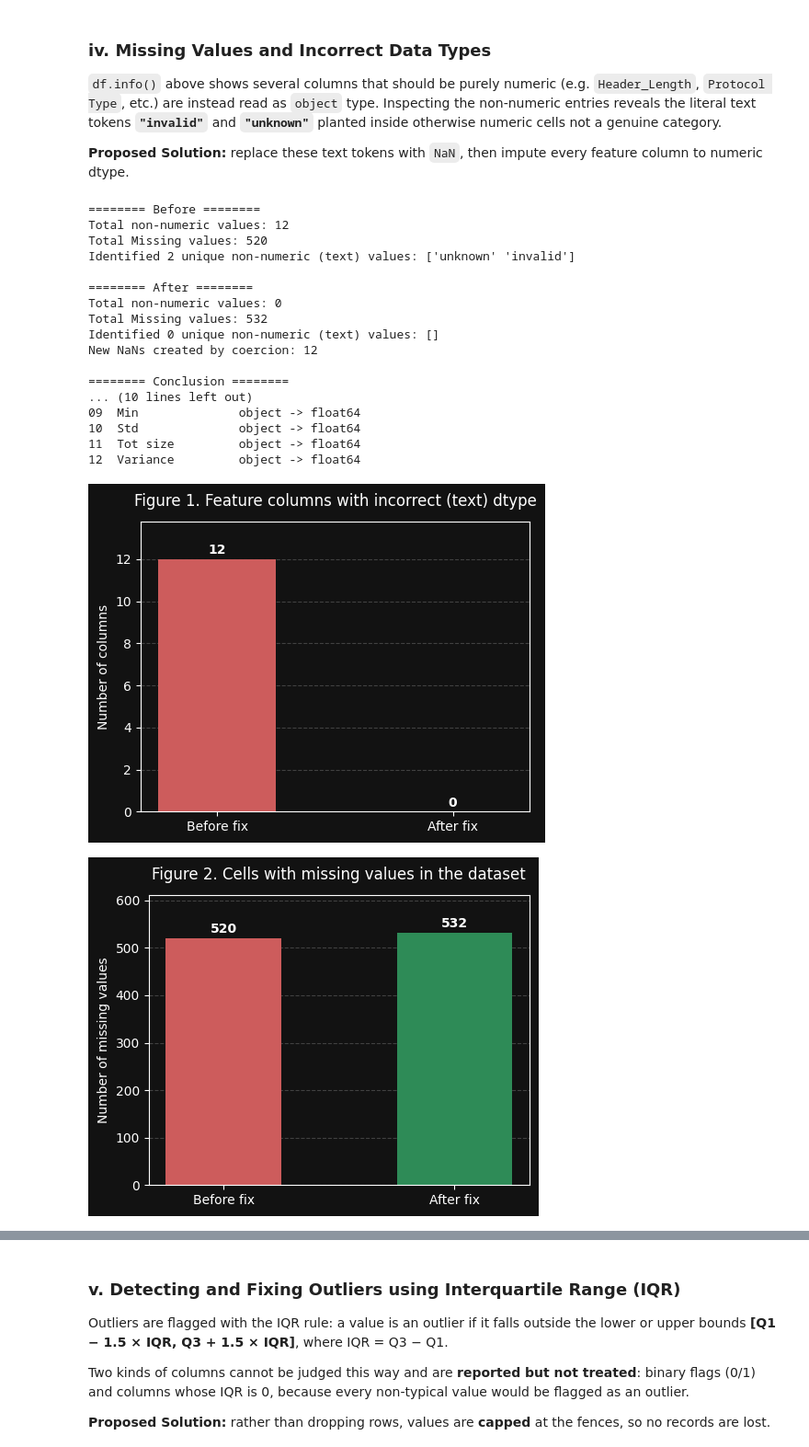
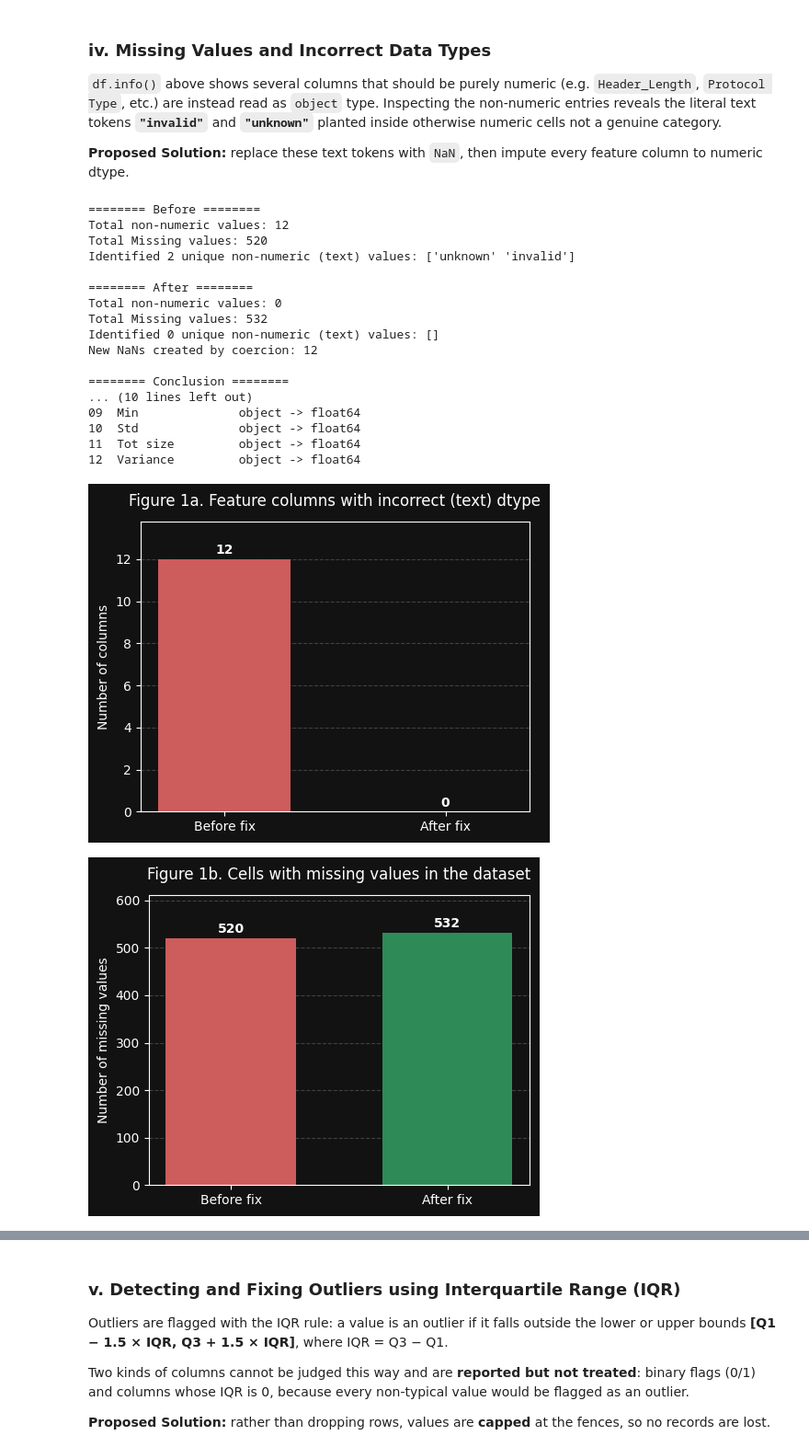
Before and after one commit to MR-Goldenyt/Argus, a Jupyter notebook: Argus.ipynb, the cells around one changed output, grey strips where cells are left out. Shown at 92% size. Saved outputs shown, nothing was run; the diff lists cells and outputs as text; code cells hidden in the pictures.

```diff
--- a/Argus.ipynb
+++ b/Argus.ipynb
@@ -130,9 +130,10 @@ numeric cells not a genuine category.
 
 **Proposed Solution:** replace these text tokens with `NaN`, then impute every feature column to numeric dtype.
 # %%
-# bar chart background color
+# Bar chart background color
 BG = "#121212"
 
+# ======== Function Definitions ========
 def coerce_numeric(raw):
     """Coerce columns to numeric; return (coerced frame, values that failed to parse)."""
     numeric = raw.apply(pd.to_numeric, errors="coerce")
@@ -154,7 +155,7 @@ def bar_before_after(values, title, ylabel, save_path=None):
     style = ["dark_background", {"figure.facecolor": BG, "axes.facecolor": BG}]
     with plt.style.context(style):
         fig, ax = plt.subplots(figsize=(5, 4))
-        ax.bar(["Before fix", "After fix"], values, color=["indianred", "seagreen"], width=0.5)
+        ax.bar(["Before fix", "After fix"], values, color=["indianred", "seagreen"], width=0.6)
         ax.bar_label(ax.containers[0], fmt="%d", padding=2, fontweight="bold")
         ax.set_title(title, pad=12)
         ax.set_ylabel(ylabel)
@@ -170,7 +171,7 @@ def bar_before_after(values, title, ylabel, save_path=None):
 # ======== Before ========
 # Get text columns
 object_cols_before = (
-    df[feature_cols].select_dtypes(include="object").columns.to_list()  # "str" avoids pandas warning
+    df[feature_cols].select_dtypes(include="object").columns.to_list()
 )
 raw = df[object_cols_before]
 dtypes_before = raw.dtypes
@@ -203,41 +204,41 @@ print("\n======== Conclusion ========")
 print(f"All {len(feature_cols)} feature columns are now numeric typed:", not object_cols_after)
 print("Columns after cleaning (dtype before -> after):")
 print_col_types(object_cols_before, dtypes_before, df[object_cols_before].dtypes)
 
 # ======== Figures ========
-fig1 = bar_before_after(
+fig1a = bar_before_after(
     [len(object_cols_before), len(object_cols_after)],
-    "Figure 1. Feature columns with incorrect (text) dtype",
+    "Figure 1a. Feature columns with incorrect (text) dtype",
     "Number of columns",
-    # save_path="figures/fig1_dtype_fix.png",
+    # save_path="figures/fig1a_dtype_fix.png",
 )
-fig2 = bar_before_after(
+fig1b = bar_before_after(
     [missing_values_before, missing_values_after],
-    "Figure 2. Cells with missing values in the dataset",
+    "Figure 1b. Cells with missing values in the dataset",
     "Number of missing values",
-    # save_path="figures/fig2_missing_values.png",
+    # save_path="figures/fig1b_missing_values.png",
 )
 
-# display them because they dont appear in vscode
-display(fig1)
-display(fig2)
+# display them because they dont appear when defined within with blocks
+display(fig1a)
+display(fig1b)
 # %% [output]
 ======== Before ========
 Total non-numeric values: 12
 Total Missing values: 520
 Identified 2 unique non-numeric (text) values: ['unknown' 'invalid']
 
 ======== After ========
 Total non-numeric values: 0
 Total Missing values: 532
 Identified 0 unique non-numeric (text) values: []
 New NaNs created by coercion: 12
 
 ======== Conclusion ========
 ... (10 lines left out)
 09  Min              object -> float64
 10  Std              object -> float64
 11  Tot size         object -> float64
 12  Variance         object -> float64
-[figure, old version]
+[figure, new version]
-[figure, old version]
+[figure, new version]
```
Also changed, not shown: parts of 3 cells of this notebook.
